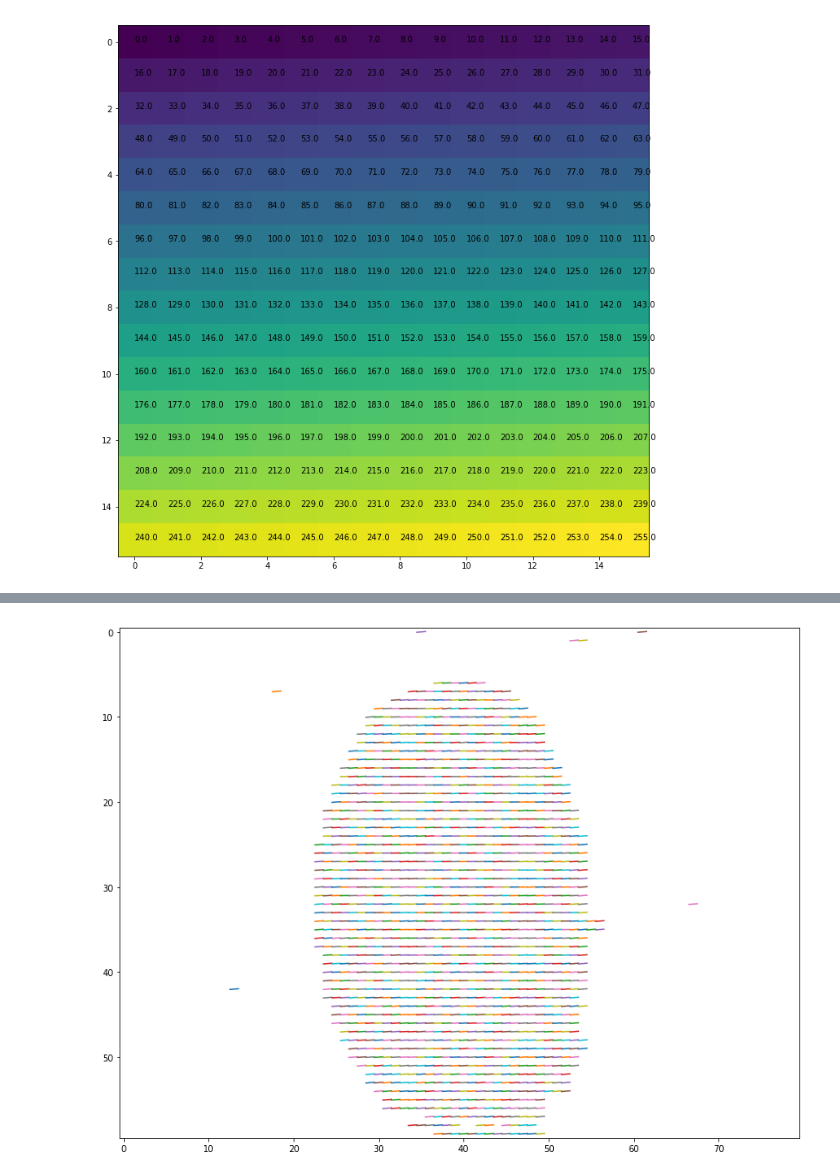
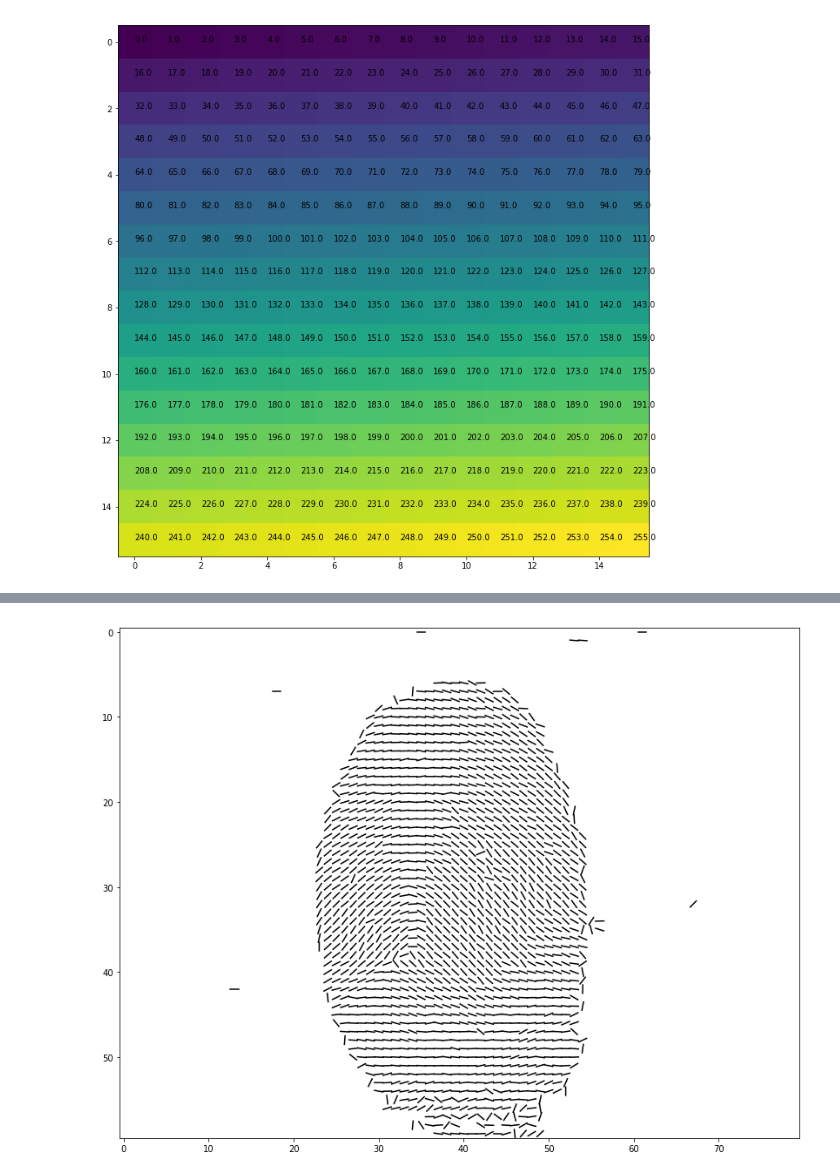
Before and after one commit to gabrieldelaparra/CC5508-2017-1-Tarea5, a Jupyter notebook: Tarea5.ipynb, the cells around one changed output, grey strips where cells are left out. Saved outputs shown, nothing was run; the diff lists cells and outputs as text; code cells hidden in the pictures.

```diff
--- a/Tarea5.ipynb
+++ b/Tarea5.ipynb
@@ -276,20 +268,19 @@ def imageOrientation(image, cellSize):
     cellRows = math.floor(rows/cellSize)
     cellCols = math.floor(cols/cellSize)
     cellCount = cellRows*cellCols
-    cellPixels = np.zeros((cellRows, cellCols))
+    cells = np.zeros((cellRows, cellCols))
 
     for j in range(cols):
         for i in range(rows):
             cellX = math.floor(i/cellSize)
             cellY = math.floor(j/cellSize)
-            cellIndex = image[i,j]
-            if(cellIndex<255):
-                cellPixels[cellX, cellY] = cellIndex
+            pixelValue = image[i,j]
+            if(pixelValue<255):
+                cells[cellX, cellY] = pixelValue
 
     fig, ax = plt.subplots()
-
-    ax.imshow(cellPixels, cmap="binary")
+    ax.imshow(cells, cmap="binary")
 
 image = io.imread("./DB1_B/101_2.tif")
-imageOrientation(image, 8)
+imageOrientation(image, 6)
 # %% [output]
@@ -326,29 +318,43 @@ imageOrientation(image, 8)
 # %%
 def imageOrientation(image, cellSize):
     rows, cols = image.shape
     cellRows = math.floor(rows/cellSize)
     cellCols = math.floor(cols/cellSize)
     cellCount = cellRows*cellCols
-    cellPixels = np.zeros((cellRows, cellCols))
+
+    sobelH = filters.sobel_h(image)
+    sobelV = filters.sobel_v(image)
+
+    cells = np.zeros((cellRows, cellCols))
+    m_sines = np.zeros((cellRows, cellCols))
+    m_cosines = np.zeros((cellRows, cellCols))
 
     for j in range(cols):
         for i in range(rows):
+            if(image[i,j] == 255):
+                continue
             cellX = math.floor(i/cellSize)
             cellY = math.floor(j/cellSize)
-            cellIndex = image[i,j]
-            if(cellIndex<255):
-                cellPixels[cellX, cellY] = math.pi*cellIndex/cellCount/2
+            gx = sobelH[i,j]
+            gy = sobelV[i,j]
+            alfa = math.atan2(gy, gx)
+            mag = math.sqrt(gx * gx + gy * gy)
+            m_sines[cellX, cellY] = m_sines[cellX, cellY] + 2 * math.cos(alfa) * math.sin(alfa) * mag
+            m_cosines[cellX, cellY] = m_cosines[cellX, cellY] + (math.cos(alfa) * math.cos(alfa) - math.sin(alfa) * math.sin(alfa)) * mag
+            cellValue = math.pi + 0.5*math.atan2(m_sines[cellX, cellY], m_cosines[cellX, cellY])
+            cells[cellX, cellY] = cellValue
 
     fig, ax = plt.subplots()
     for j in range(cellCols):
         for i in range(cellRows):
-            if(cellPixels[i,j]>0):
-                ax.plot([j-math.cos(cellPixels[i,j])/2,j+math.cos(cellPixels[i,j])/2],[i+math.sin(cellPixels[i,j])/2,i-math.sin(cellPixels[i,j])/2])
-            cellPixels[i,j] = 0;
+            if(cells[i,j]> 0):
+                ax.plot([j - 0.5 * math.cos(cells[i,j]), j + 0.5 * math.cos(cells[i,j])],[i + 0.5 * math.sin(cells[i,j]), i - 0.5 * math.sin(cells[i,j])], color="black")
+            cells[i,j] = 0;
 
-    ax.imshow(cellPixels, cmap="binary")
+    ax.imshow(cells, cmap="binary")
 
-image = io.imread("./DB1_B/101_2.tif")
+imageFile = "./DB1_B/101_2.tif"
+image = io.imread(imageFile)
 imageOrientation(image, 8)
 # %% [output]
-[figure, old version]
+[figure, new version]
```
Also changed, not shown: parts of 14 cells of this notebook.
